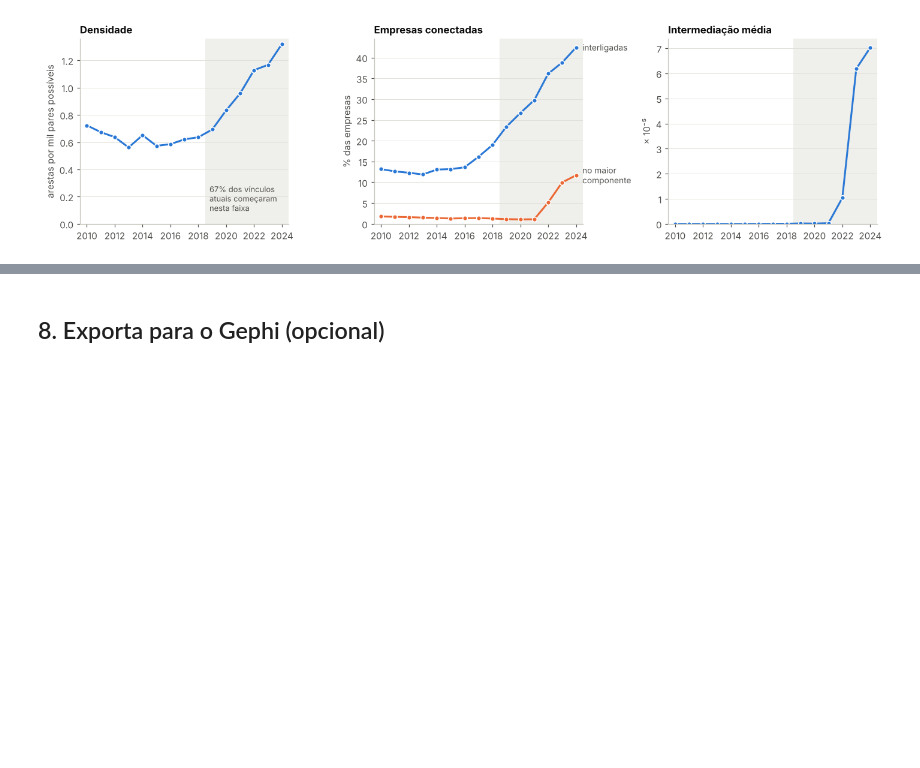
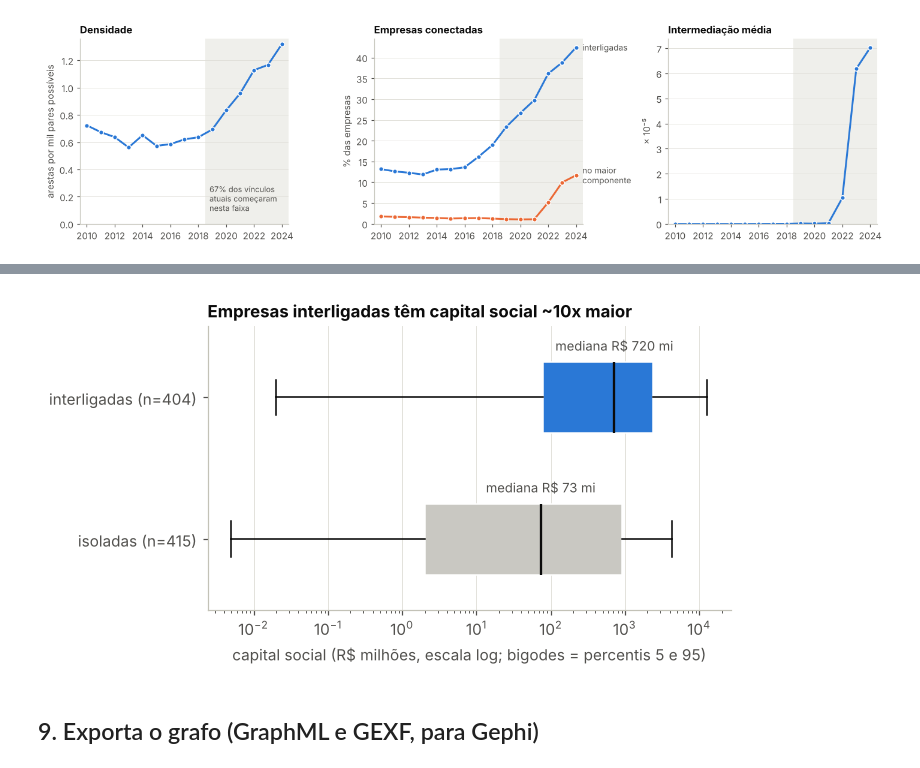
Before and after one commit to viictor1/opt108-rede-societaria, a Jupyter notebook: 02_analise.ipynb, the cells around one changed output, grey strips where cells are left out. Drawn from its saved outputs; the diff is of its cells as text; code cells hidden in the pictures; blank space fills up the shorter version.

Commit message:
Adiciona correlacao com capital social, GraphML e botao do Colab

```diff
--- a/02_analise.ipynb
+++ b/02_analise.ipynb
@@ -256,7 +266,11 @@ top_pessoas
 # %% [markdown]
 ## 5. Comunidades (Louvain)
 # %%
-comms = nx.community.louvain_communities(L, weight='weight', seed=SEED)
+# O Louvain do NetworkX guarda nós em conjuntos (set); com nomes em texto a ordem muda a cada execução.
+# Trocamos os CNPJs por inteiros (ordem fixa) para o resultado ser sempre o mesmo.
+ordem = sorted(L.nodes)
+Li = nx.relabel_nodes(L, {n: i for i, n in enumerate(ordem)})
+comms = [{ordem[i] for i in c} for c in nx.community.louvain_communities(Li, weight='weight', seed=SEED)]
 comms = sorted(comms, key=lambda c: (-len(c), min(c)))  # ordem fixa
 Q = nx.community.modularity(L, comms, weight='weight')
 print(f'{len(comms)} comunidades no maior componente | modularidade Q = {Q:.3f}')
@@ -394,0 +412,21 @@ plt.tight_layout(); plt.savefig('figuras/evolucao_temporal.png', bbox_inches='ti
+# %%
+from scipy.stats import spearmanr, mannwhitneyu
+cent['capital'] = cent.index.map(emp.set_index('cnpj').capital_social)
+d = cent[cent.capital > 0]
+print(f'Empresas com capital social informado: {len(d)} de {len(cent)}')
+
+metricas = ['grau', 'intermediacao', 'proximidade', 'pagerank', 'autovetor']
+linhas = []
+for nome_rede, base in [('rede inteira', d), ('maior componente', d[d.index.isin(lcc_nodes)])]:
+    for m in metricas:
+        if nome_rede == 'rede inteira' and m == 'autovetor':
+            continue
+        r, p = spearmanr(base[m], base.capital)
+        linhas.append({'rede': nome_rede, 'métrica': m, 'n': len(base), 'rho': round(r, 3), 'p': p})
+corr_cap = pd.DataFrame(linhas); corr_cap.to_csv('tabelas/correlacao_capital_social.csv', index=False)
+
+iso, con = d[d.grau == 0].capital, d[d.grau > 0].capital
+u = mannwhitneyu(con, iso, alternative='greater')
+print(f'Mediana do capital social: interligadas R$ {con.median()/1e6:,.0f} mi | isoladas R$ {iso.median()/1e6:,.0f} mi '
+      f'(Mann-Whitney unilateral, p = {u.pvalue:.1e})')
+corr_cap
@@ -395,5 +446,22 @@ plt.tight_layout(); plt.savefig('figuras/evolucao_temporal.png', bbox_inches='ti
+# %%
+fig, ax = plt.subplots(figsize=(6.5, 3.6))
+grupos = [iso / 1e6, con / 1e6]
+bp = ax.boxplot(grupos, vert=False, widths=0.5, patch_artist=True, showfliers=False, whis=(5, 95),
+                medianprops=dict(color=INK, lw=1.5))
+for b, c in zip(bp['boxes'], [OUTRAS, CAT[0]]):
+    b.set(facecolor=c, edgecolor='white')
+ax.set_xscale('log')
+ax.set_yticks([1, 2], [f'isoladas (n={len(iso)})', f'interligadas (n={len(con)})'])
+ax.set(xlabel='capital social (R$ milhões, escala log; bigodes = percentis 5 e 95)',
+       title='Empresas interligadas têm capital social ~10x maior')
+ax.grid(axis='y', visible=False)
+for i, g in enumerate(grupos, start=1):
+    ax.text(g.median(), i + 0.33, f'mediana R$ {g.median():,.0f} mi'.replace(',', '.'), ha='center', fontsize=8.5, color=INK2)
+plt.tight_layout(); plt.savefig('figuras/capital_social.png', bbox_inches='tight'); plt.show()
+# %% [output]
+[figure, added]
 # %% [markdown]
-## 8. Exporta para o Gephi (opcional)
+## 9. Exporta o grafo (GraphML e GEXF, para Gephi)
 # %%
 for n in G:
     G.nodes[n].update({k: (float(v) if isinstance(v, (int, float, np.floating, np.integer)) else str(v))
```
Also changed, not shown: parts of 6 cells of this notebook, 3 other files.
